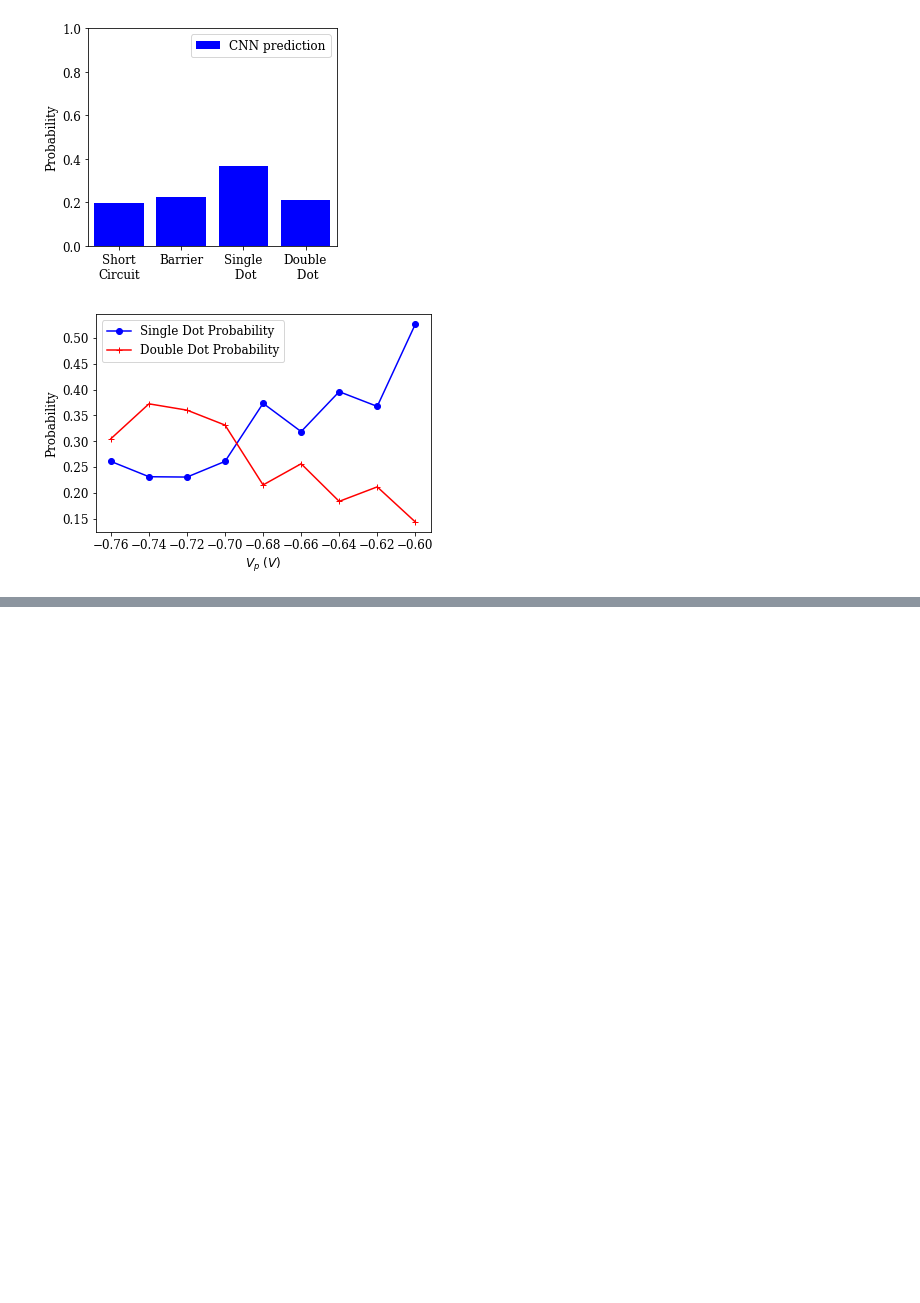
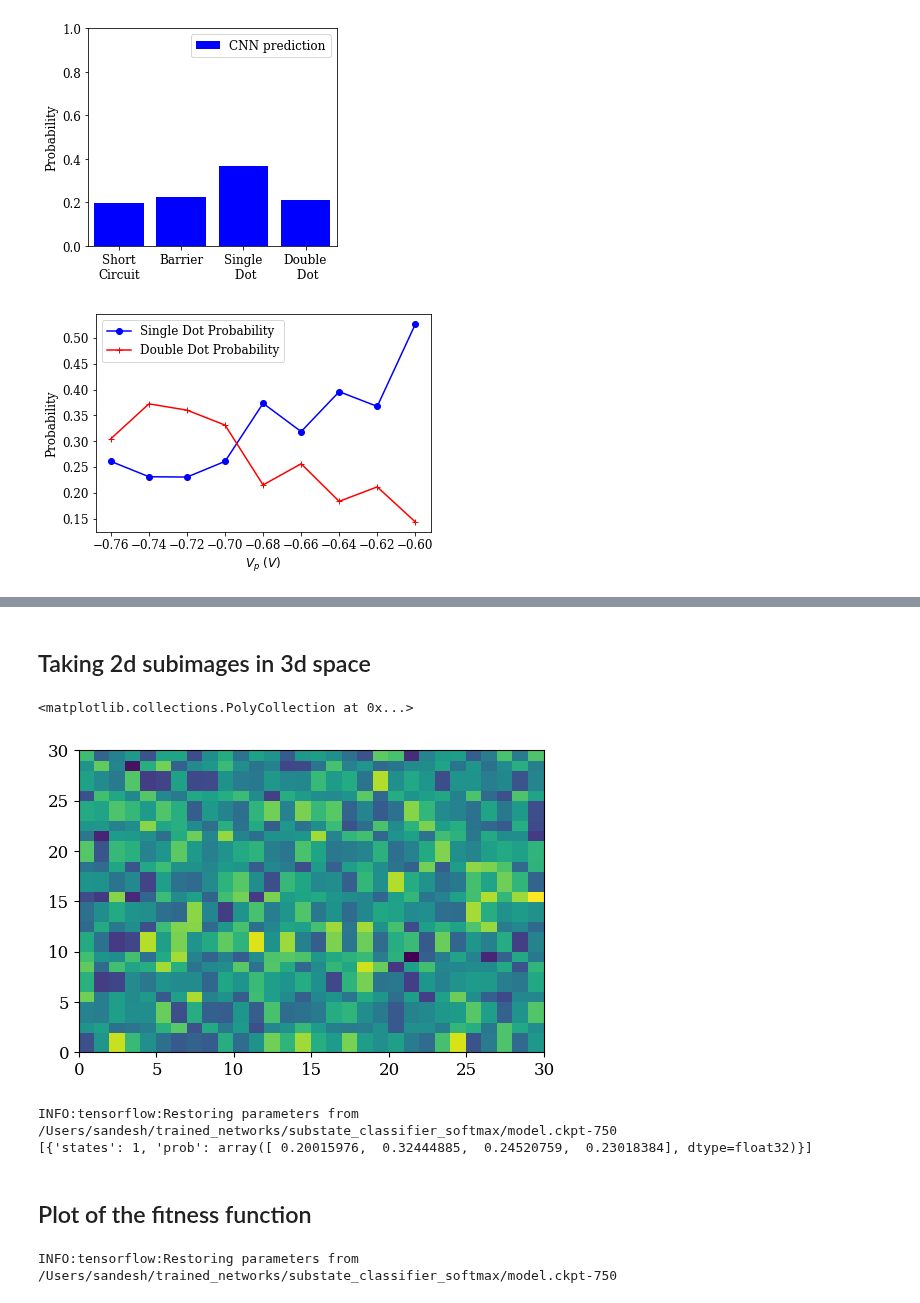
Before and after one commit to Quantumgame/quantum-ml, a Jupyter notebook: Machine Learning/Classification of Experimental Data.ipynb, the cells around one changed output, grey strips where cells are left out. Drawn from its saved outputs; the diff is of its cells as text; code cells hidden in the pictures; blank space fills up the shorter version.

```diff
--- a/Machine Learning/Classification of Experimental Data.ipynb
+++ b/Machine Learning/Classification of Experimental Data.ipynb
@@ -206,0 +310,28 @@ plt.savefig("/Users/sandesh/Desktop/exp_data_prob_trace.png",dpi=300)
+# %% [markdown]
+## Taking 2d subimages in 3d space
+# %%
+def create_subimage(pos,full_image,size):
+    (x,y,z) = pos
+    subimage = full_image[(x-size//2):(x + size//2),(y-size//2):(y+size//2),z]
+    return subimage
+# %%
+pos = (20,20,12)
+subimage = create_subimage(pos,full_image,30)
+plt.pcolor(subimage)
+# %% [output]
+<matplotlib.collections.PolyCollection at 0x...>
+[figure, added]
+# %%
+test_input_fn = tf.estimator.inputs.numpy_input_fn(
+      x={"x" : 1e2*subimage},
+      y=None,
+      num_epochs=1,
+      shuffle=False)
+
+predictions = list(substate_classifier.predict(input_fn=test_input_fn))
+print(predictions)
+# %% [output]
+INFO:tensorflow:Restoring parameters from /Users/sandesh/trained_networks/substate_classifier_softmax/model.ckpt-750
+[{'states': 1, 'prob': array([ 0.20015976,  0.32444885,  0.24520759,  0.23018384], dtype=float32)}]
+# %% [markdown]
+## Plot of the fitness function
@@ -206,0 +343,9 @@ plt.savefig("/Users/sandesh/Desktop/exp_data_prob_trace.png",dpi=300)
+# %%
+test_input_fn = tf.estimator.inputs.numpy_input_fn(
+      x={"x" : 1e2*subimage_array},
+      y=None,
+      shuffle=False)
+predictions = list(substate_classifier.predict(input_fn=test_input_fn))
+state_array = np.array([x['states'] for x in predictions]).reshape(len(xrange),len(yrange),len(zrange))
+# %% [output]
+INFO:tensorflow:Restoring parameters from /Users/sandesh/trained_networks/substate_classifier_softmax/model.ckpt-750
```
Also changed, not shown: parts of 16 cells of this notebook, 1 other file.
